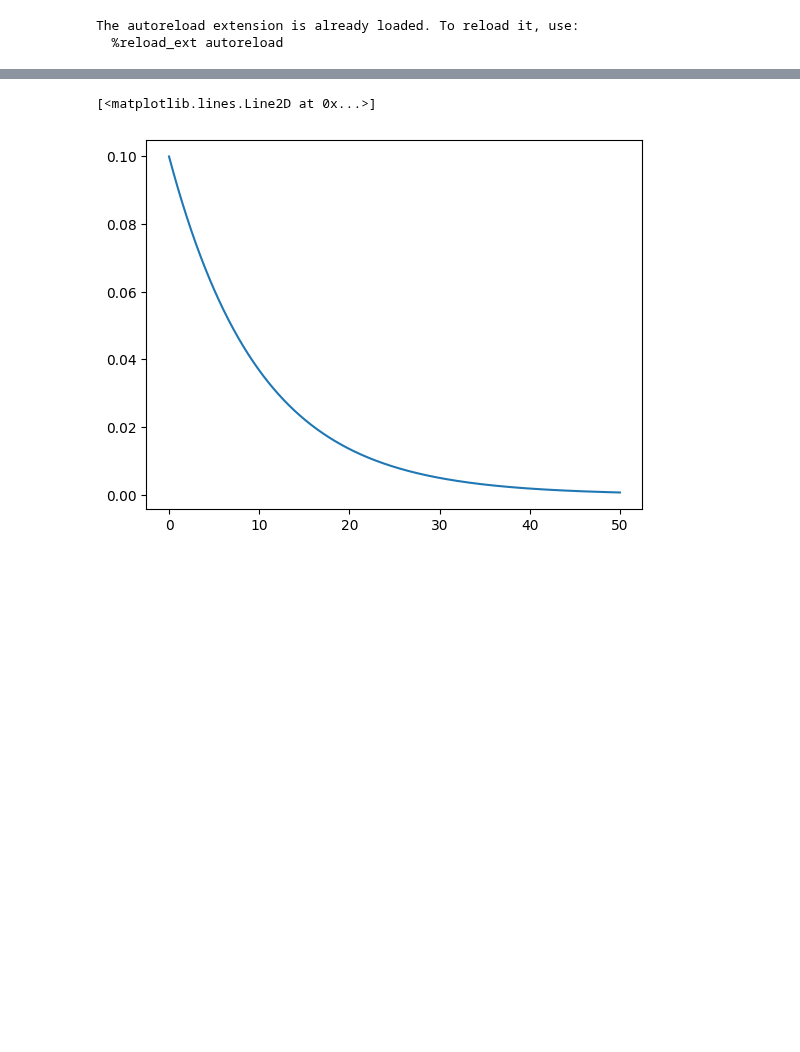
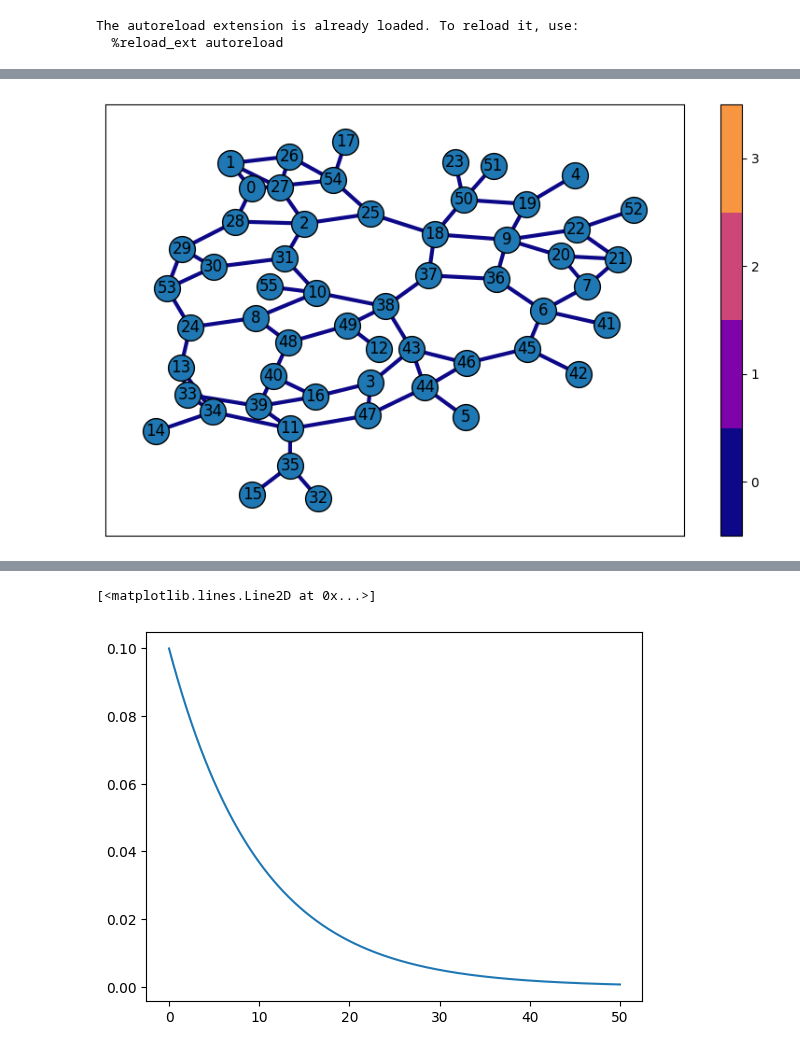
Before and after one commit to AI-for-Infrastructure-Management/imp-act, a Jupyter notebook: mytest.ipynb, the cells around one changed output, grey strips where cells are left out. Drawn from its saved outputs; the diff is of its cells as text; code cells hidden in the pictures; blank space fills up the shorter version.

Commit message:
added shock into step & added graph pos to visualizations

```diff
--- a/mytest.ipynb
+++ b/mytest.ipynb
@@ -125,0 +43,2 @@ env.shocks
+# %%
+g = mu.convert_graph_to_nx(g=env.graph)
@@ -125,0 +65,4 @@ env.shocks
+# %%
+vis.general_plot(g=g, layout="kamada_kawai",with_color=True, use_cmap=True)
+# %% [output]
+[figure, added]
```
Also changed, not shown: parts of 27 cells of this notebook, 4 other files.
